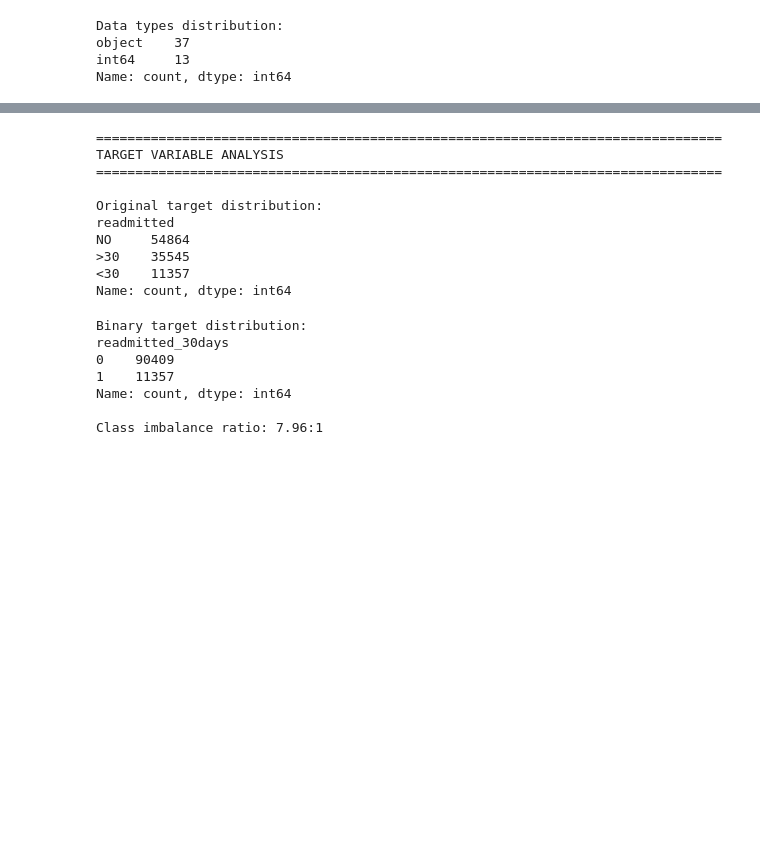
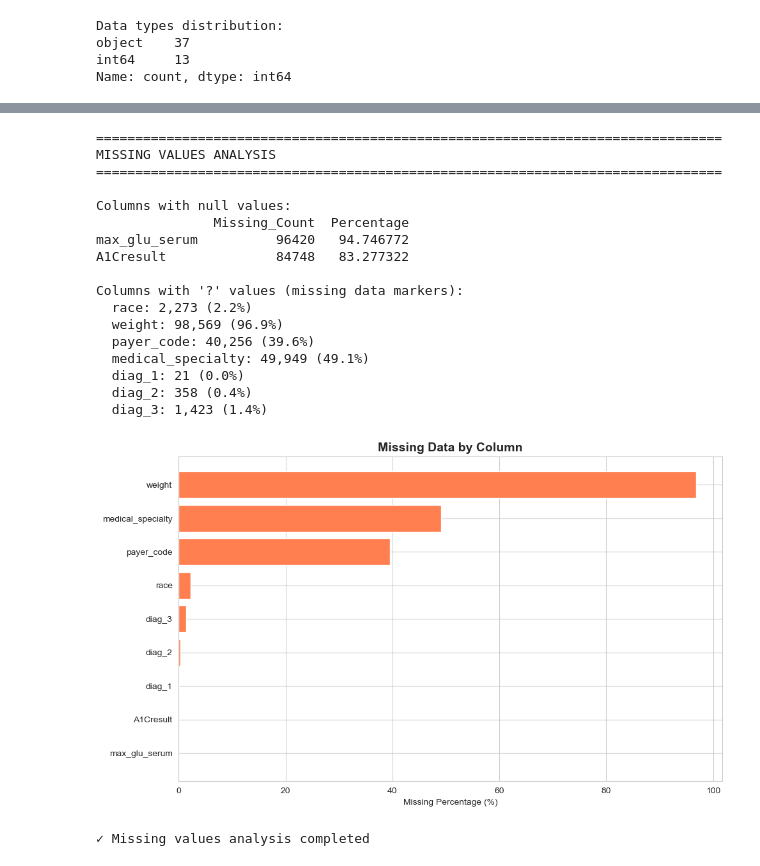
Before and after one commit to Troaxx/mldp, a Jupyter notebook: eda.ipynb, the cells around one changed output, grey strips where cells are left out. Drawn from its saved outputs; the diff is of its cells as text; code cells hidden in the pictures; blank space fills up the shorter version.

```diff
--- a/eda.ipynb
+++ b/eda.ipynb
@@ -122,33 +162,69 @@ A1Cresult              84748   83.277322
 # %%
-print("\n" + "="*80)
-print("TARGET VARIABLE ANALYSIS")
+# ============================================================================
+# MISSING VALUES ANALYSIS
+# ============================================================================
+print("="*80)
+print("MISSING VALUES ANALYSIS")
 print("="*80)
 
-print("\nOriginal target distribution:")
-print(df['readmitted'].value_counts())
+# Check for missing values (coded as '?' in this dataset)
+missing = df.isnull().sum()
+missing_pct = (missing / len(df)) * 100
+missing_df = pd.DataFrame({
+    'Missing_Count': missing,
+    'Percentage': missing_pct
+}).sort_values('Percentage', ascending=False)
+
+print("\nColumns with null values:")
+print(missing_df[missing_df['Missing_Count'] > 0])
+
+# Check for '?' values which represent missing data in this dataset
+print("\nColumns with '?' values (missing data markers):")
+for col in df.select_dtypes(include=['object']).columns:
+    q_count = (df[col] == '?').sum()
+    if q_count > 0:
+        q_pct = (q_count / len(df)) * 100
+        print(f"  {col}: {q_count:,} ({q_pct:.1f}%)")
 # %% [output]
 ================================================================================
-TARGET VARIABLE ANALYSIS
+MISSING VALUES ANALYSIS
 ================================================================================
 
-Original target distribution:
-readmitted
-NO     54864
->30    35545
-<30    11357
-Name: count, dtype: int64
+Columns with null values:
+               Missing_Count  Percentage
+max_glu_serum          96420   94.746772
+A1Cresult              84748   83.277322
+
+Columns with '?' values (missing data markers):
+  race: 2,273 (2.2%)
+  weight: 98,569 (96.9%)
+  payer_code: 40,256 (39.6%)
+  medical_specialty: 49,949 (49.1%)
+  diag_1: 21 (0.0%)
+  diag_2: 358 (0.4%)
+  diag_3: 1,423 (1.4%)
 # %%
-df['readmitted_30days'] = (df['readmitted'] == '<30').astype(int)
+# Visualize missing data pattern
+cols_with_missing = ['weight', 'payer_code', 'medical_specialty', 'race',
+                     'diag_1', 'diag_2', 'diag_3', 'max_glu_serum', 'A1Cresult']
 
-print("\nBinary target distribution:")
-print(df['readmitted_30days'].value_counts())
-print(f"\nClass imbalance ratio: {df['readmitted_30days'].value_counts()[0] / df['readmitted_30days'].value_counts()[1]:.2f}:1")
+missing_data = []
+for col in cols_with_missing:
+    if col in df.columns:
+        q_count = (df[col] == '?').sum() if df[col].dtype == 'object' else df[col].isnull().sum()
+        missing_data.append({'Column': col, 'Missing_Pct': (q_count / len(df)) * 100})
+
+missing_viz = pd.DataFrame(missing_data).sort_values('Missing_Pct', ascending=True)
+
+plt.figure(figsize=(10, 6))
+plt.barh(missing_viz['Column'], missing_viz['Missing_Pct'], color='coral')
+plt.xlabel('Missing Percentage (%)')
+plt.title('Missing Data by Column', fontsize=14, fontweight='bold')
+plt.tight_layout()
+plt.show()
+
+print("\n✓ Missing values analysis completed")
 # %% [output]
+[figure, added]
-Binary target distribution:
-readmitted_30days
-0    90409
-1    11357
-Name: count, dtype: int64
-
-Class imbalance ratio: 7.96:1
+✓ Missing values analysis completed
 # %%
```
Also changed, not shown: parts of 57 cells of this notebook, 4 other files.
